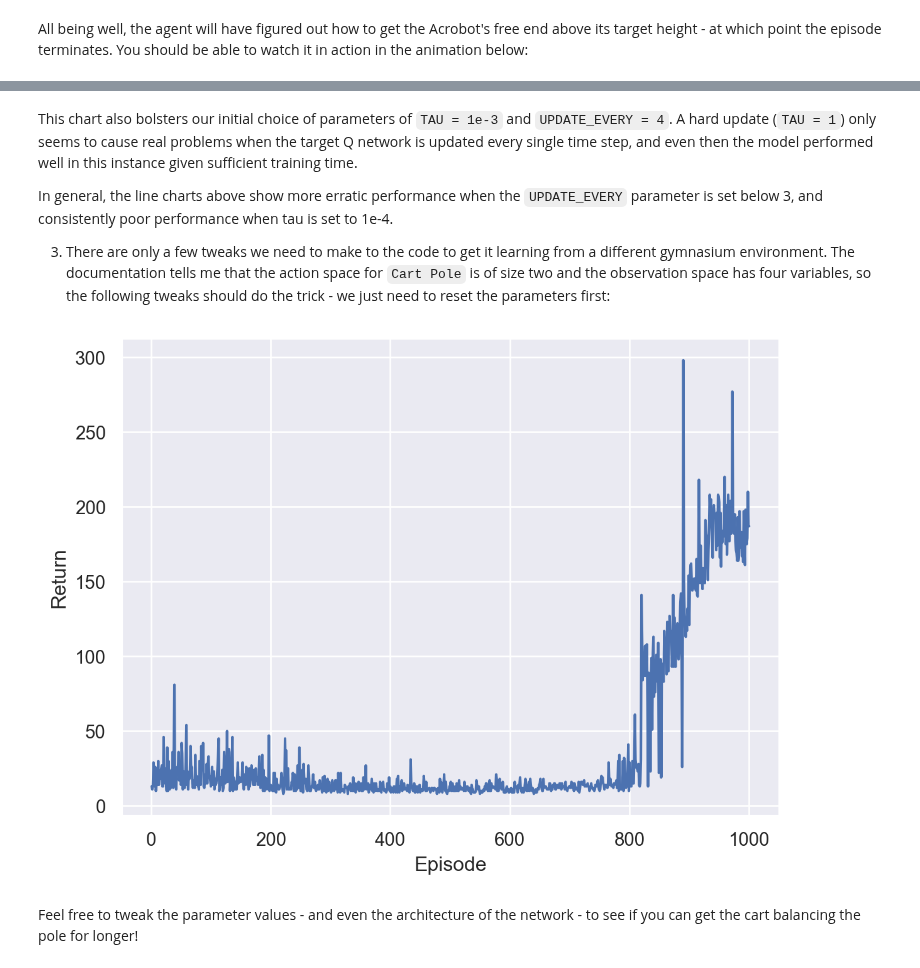
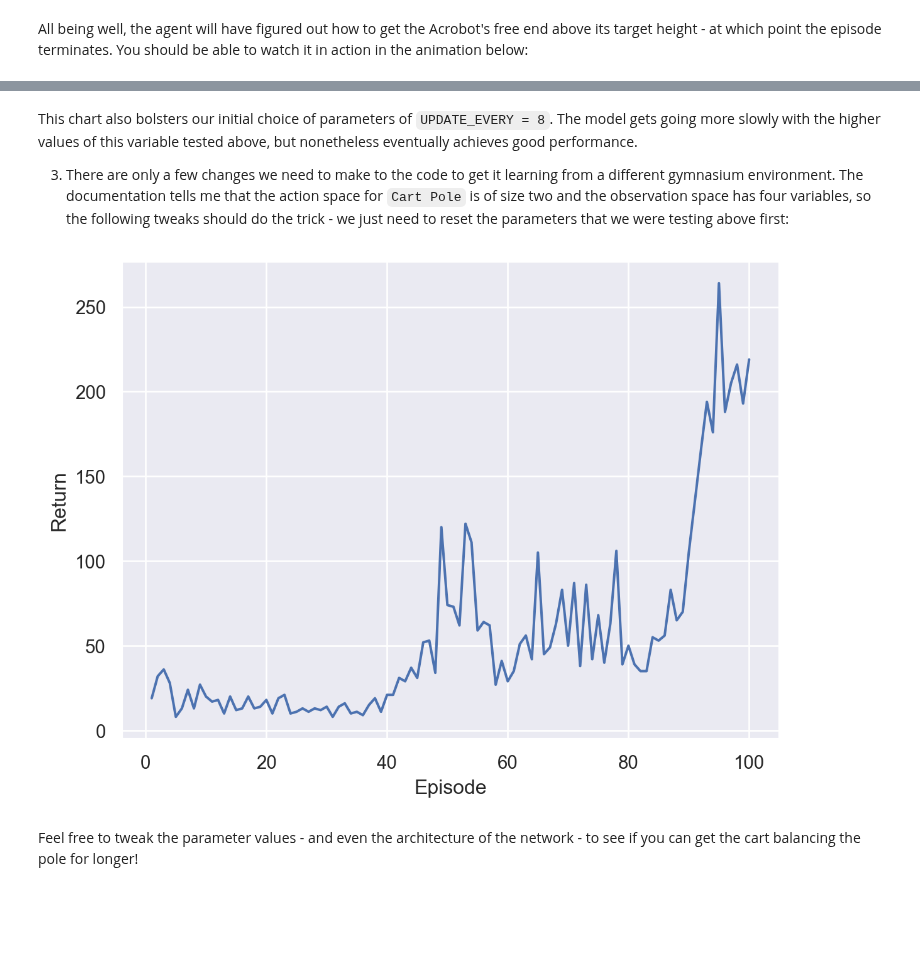
Before and after one commit to AdamTest24/Case_Studies_L2D, a Jupyter notebook: reinforcement_learning_Neythen/Session2-deep_RL/Session2-deep_RL_demo.ipynb, the cells around one changed output, grey strips where cells are left out. Cells and saved outputs as stored; diff of their text form; code cells hidden in the pictures; blank space fills up the shorter version.

```diff
--- a/reinforcement_learning_Neythen/Session2-deep_RL/Session2-deep_RL_demo.ipynb
+++ b/reinforcement_learning_Neythen/Session2-deep_RL/Session2-deep_RL_demo.ipynb
@@ -207,10 +242,10 @@ def epsilon_greedy_policy(self, state, epsilon=0):
     """
 
     state = torch.from_numpy(state).float().unsqueeze(0).to(device)
-    self.qnetwork.eval()
+    self.q_network.eval()
     with torch.no_grad():
-        action_values = self.qnetwork(state)
-    self.qnetwork.train()
+        action_values = self.q_network(state)
+    self.q_network.train()
 
     # Epsilon-greedy action selction
     if random.random() > epsilon:
@@ -224,7 +261,6 @@ The function to update the target network is as follows. There is a distinction
 # %%
 def update_target(self, model, target_model):
-    """Soft update model parameters.
-    θ_target = τ * θ_local + (1 - τ) * θ_target
+    """Update target model parameters
 
     Params
     =======
@@ -232,7 +268,7 @@ def update_target(self, model, target_model):
         target model (PyTorch model): weights will be copied to
     """
     for target_param, local_param in zip(target_model.parameters(), model.parameters()):
-        target_param.data.copy_(TAU*local_param.data + (1-TAU)*target_param.data)
+        target_param.data.copy_(local_param.data)
 
 DQN_agent.update_target = update_target
 # %% [markdown]
@@ -247,31 +289,28 @@ def update_Q(self, experiences):
     """
     states, actions, rewards, next_states, dones = experiences
 
+    # We use mean squared error as the loss function
     criterion = torch.nn.MSELoss()
     # The local model is the one we need to train so we put it in training mode
-    self.qnetwork.train()
+    self.q_network.train()
     # Conversely, we want the target model to be in evaluation mode so that when
-    # we do a forward pass it does not calculate the gradients. We will update
-    # the target model's weights with the soft update function described above
-    self.qnetwork_target.eval()
+    # we do a forward pass it does not calculate the gradients
+    self.q_network_target.eval()
 
     with torch.no_grad():
-        future_pred = self.qnetwork_target(next_states).detach().max(1)[0].unsqueeze(1)
+        future_pred = self.q_network_target(next_states).detach().max(1)[0].unsqueeze(1)
 
     # .detach() ->  Returns a new Tensor, detached from the current graph.
     targets = rewards + (GAMMA * future_pred * (1 - dones))
 
     # Shape of output from the model (batch_size, action_size)
-    predicted_targets = self.qnetwork(states).gather(1, actions)
+    predicted_targets = self.q_network(states).gather(1, actions)
 
     loss = criterion(predicted_targets, targets).to(device)
     self.optimizer.zero_grad()
     loss.backward()
     self.optimizer.step()
 
-    # ------------------- update target network ------------------- #
-    self.update_target(self.qnetwork, self.qnetwork_target)
-
 DQN_agent.update_Q = update_Q
 # %% [markdown]
 Then we have our training function. This is very similar to the tabular case, the main difference is we need to add to and sample from the agent's memory.
@@ -322,0 +378,10 @@ def train_DQN(agent, env, n_episodes=200, max_t=1000, decay=None, verbose=True):
+# %%
+def visualise(self):
+    """Convert the agent's behaviour in the final episode into a matplotlib animation"""
+    fig, ax = plt.subplots(figsize=(5, 4))
+    plt.axis('off')
+    plt.suptitle('Learned policy')
+    output_frames = [[ax.imshow(frame, animated=True)] for frame in self.frames.copy()]
+    return animation.ArtistAnimation(fig, output_frames, interval=50, blit=True, repeat=False)
+
+DQN_agent.visualise = visualise
@@ -512,28 +549,25 @@ Tau: 1.0; update every: 5
 # %% [markdown]
-This chart also bolsters our initial choice of parameters of `TAU = 1e-3` and `UPDATE_EVERY = 4`. A hard update (`TAU = 1`) only seems to cause real problems when the target Q network is updated every single time step, and even then the model performed well in this instance given sufficient training time.
+This chart also bolsters our initial choice of parameters of `UPDATE_EVERY = 8`. The model gets going more slowly with the higher values of this variable tested above, but nonetheless eventually achieves good performance.
 
-In general, the line charts above show more erratic performance when the `UPDATE_EVERY` parameter is set below 3, and consistently poor performance when tau is set to 1e-4.
-
-3. There are only a few tweaks we need to make to the code to get it learning from a different gymnasium environment. The documentation tells me that the action space for `Cart Pole` is of size two and the observation space has four variables, so the following tweaks should do the trick - we just need to reset the parameters first:
+3. There are only a few changes we need to make to the code to get it learning from a different gymnasium environment. The documentation tells me that the action space for `Cart Pole` is of size two and the observation space has four variables, so the following tweaks should do the trick - we just need to reset the parameters that we were testing above first:
 # %%
 GAMMA = 0.99            # discount factor
 LR = 5e-4               # learning rate
-TAU = 1e-3              # for soft update of target parameters
-UPDATE_EVERY = 4        # how often to update the network
+UPDATE_EVERY = 8        # how often to update the network
 
-env = gym.make('CartPole-v1', render_mode='rgb_array')
-agent = DQN_agent(state_size=4, action_size=2)
-returns = train_DQN(agent, env, n_episodes=1000, verbose=False)
+cart_pole_env = gym.make('CartPole-v1', render_mode='rgb_array')
+agent = DQN_agent(cart_pole_env, state_size=4, action_size=2)
+returns = agent.train(n_episodes=100, verbose=False)
 (
     so.Plot(
         data=pd.DataFrame({'Return': returns, 'Episode': range(1, len(returns)+1)}),
         x='Episode',
         y='Return'
     )
     .add(so.Line())
 )
 # %% [output]
-[figure, old version]
+[figure, new version]
 # %% [markdown]
 Feel free to tweak the parameter values - and even the architecture of the network - to see if you can get the cart balancing the pole for longer!
 # %%
```
Also changed, not shown: parts of 30 cells of this notebook.
